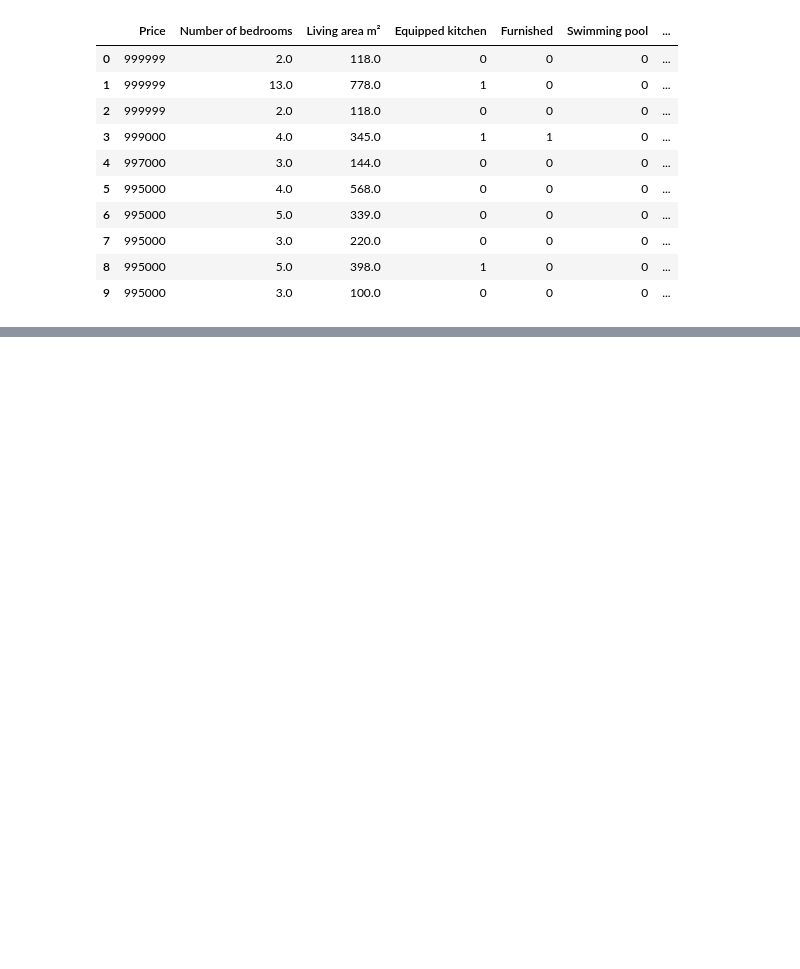
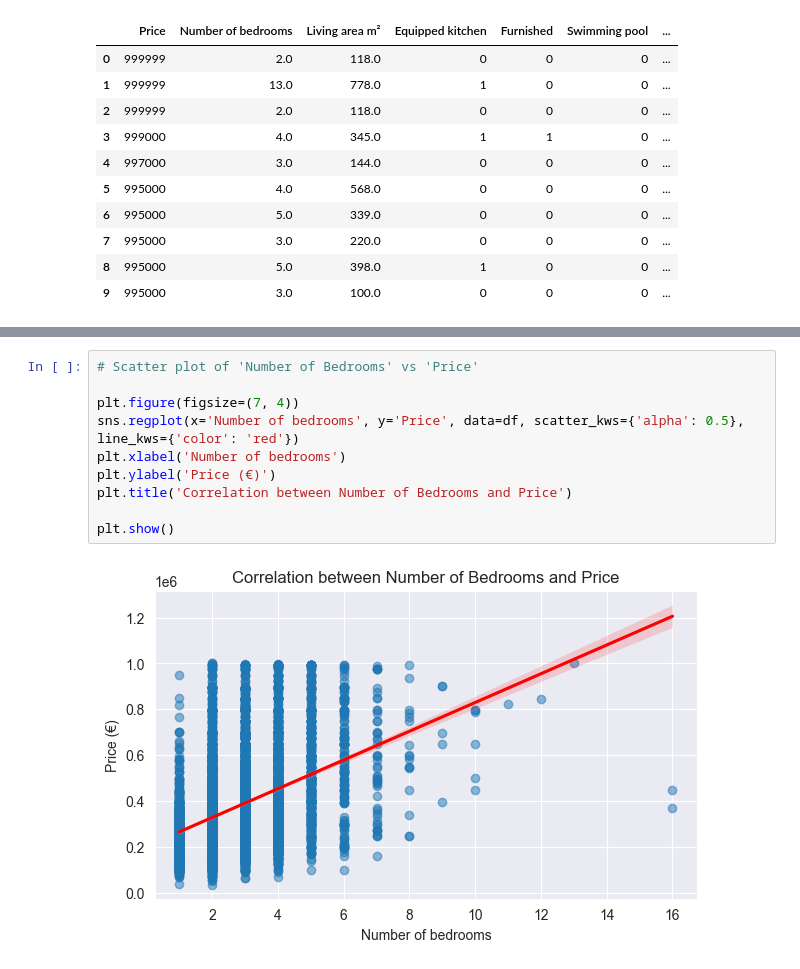
Before and after one commit to kgriff21/immoeliza-ml, a Jupyter notebook: main.ipynb, the cells around one changed output, grey strips where cells are left out. Saved outputs shown, nothing was run; the diff lists cells and outputs as text; blank space fills up the shorter version.

```diff
--- a/main.ipynb
+++ b/main.ipynb
@@ -190,0 +273,12 @@ None
+# %%
+# Scatter plot of 'Number of Bedrooms' vs 'Price'
+
+plt.figure(figsize=(7, 4))
+sns.regplot(x='Number of bedrooms', y='Price', data=df, scatter_kws={'alpha': 0.5}, line_kws={'color': 'red'})
+plt.xlabel('Number of bedrooms')
+plt.ylabel('Price (€)')
+plt.title('Correlation between Number of Bedrooms and Price')
+
+plt.show()
+# %% [output]
+[figure, added]
```
Also changed, not shown: parts of 10 cells of this notebook, 1 other file.
